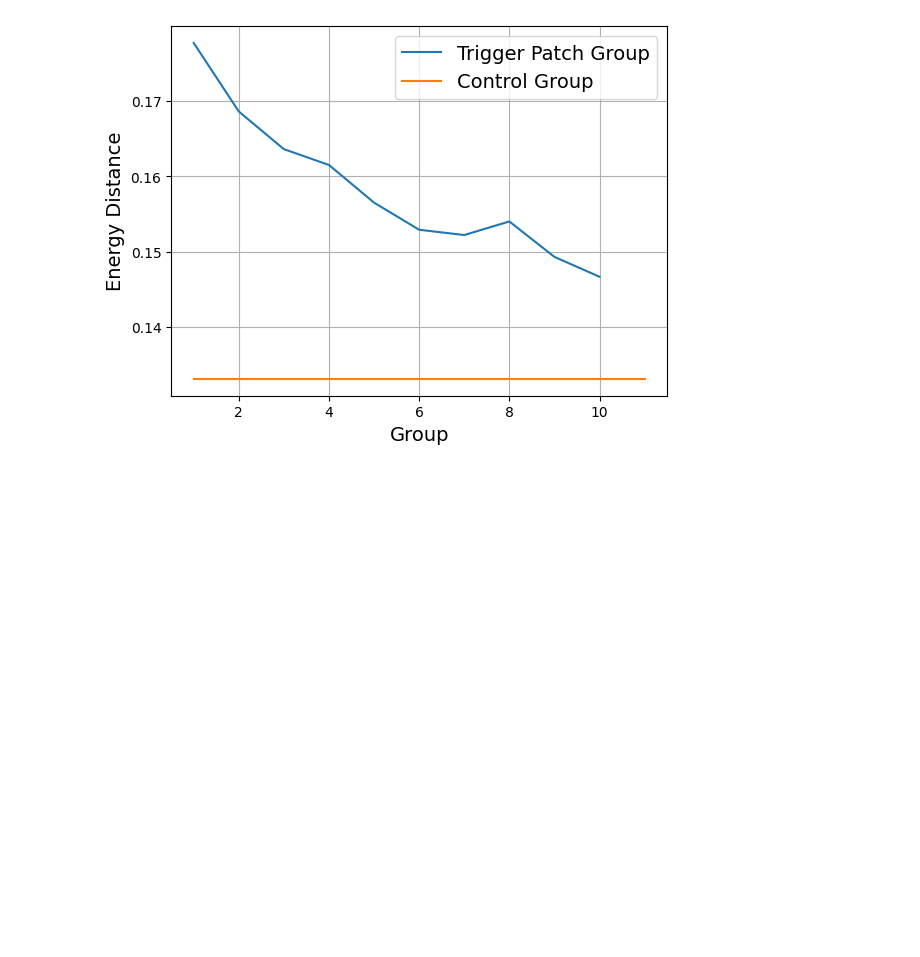
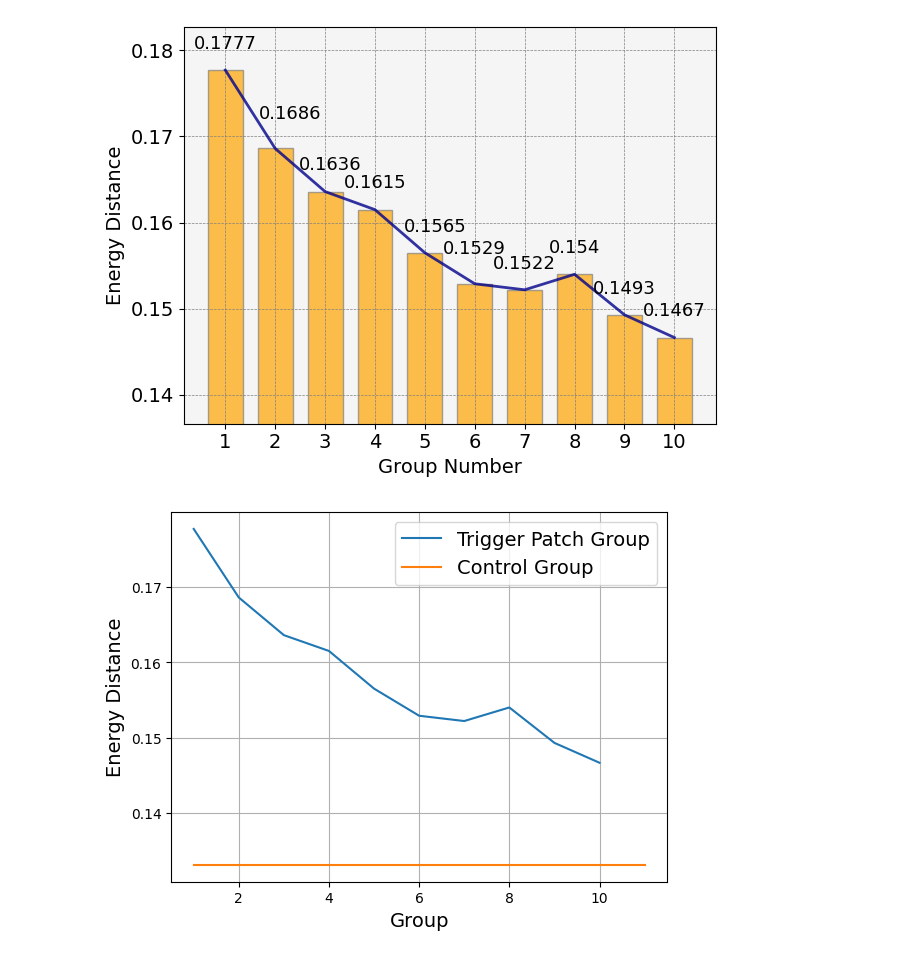
Before and after one commit to banyuanhao/diffusion-noise-detector, a Jupyter notebook: wrapup_data/distance.ipynb, the cells around one changed output. Cells and saved outputs as stored; diff of their text form; code cells hidden in the pictures; blank space fills up the shorter version.

```diff
--- a/wrapup_data/distance.ipynb
+++ b/wrapup_data/distance.ipynb
@@ -1,3 +1,47 @@
+# %%
+import numpy as np
+import matplotlib.pyplot as plt
+from scipy.interpolate import make_interp_spline
+
+values = [0.1777, 0.1686, 0.1636, 0.1615, 0.1565, 0.1529, 0.1522, 0.1540, 0.1493, 0.14666]
+groups = list(range(1, 11))
+
+# Create a figure and a set of subplots
+fig, ax = plt.subplots()
+
+# Create orange bar chart
+bars = ax.bar(groups, values, color='orange', alpha=0.7, width=0.7, edgecolor='grey')
+
+# Smooth line plot over the bars
+ax.plot(list(range(1,11,1)), values, color='darkblue', linewidth=2, alpha=0.8)
+
+shifts_x = [0,0.3,0.1,0,0.2,0,0,0,0,0]
+shifts_y = [0,0.001,0,0,0,0.001,0,0,0,0]
+# Add data labels to each bar
+for i,bar in enumerate(bars):
+    yval = bar.get_height()
+    ax.text(bar.get_x() + bar.get_width()/2+shifts_x[i], yval+0.002+shifts_y[i], round(yval, 4), va='bottom', ha='center', fontsize=13, color='black')
+
+# Add grid, labels, and legend with font size adjustments
+ax.set_ylabel('Energy Distance', fontsize=14)
+ax.set_xlabel('Group Number', fontsize=14)
+ax.set_xticks(groups)  # Set x-ticks to be group numbers
+ax.grid(True, which='major', linestyle='--', linewidth='0.5', color='gray')
+
+# # Set the background color
+# fig.patch.set_facecolor('white')
+# ax.set_facecolor('whitesmoke')
+
+# Adjust y-axis to not start from zero
+ax.set_ylim(min(values) - 0.01, max(values) + 0.005)  # Adjust the range as necessary
+ax.tick_params(axis='both', which='major', labelsize=14)
+
+# Save and show the figure
+plt.tight_layout()
+plt.savefig('/home/banyh2000/odfn/wrapup_data/distance_enhanced.png')
+plt.show()
+# %% [output]
+[figure, added]
 # %%
 import numpy as np
 import json
```
Also changed, not shown: 42 other files.
